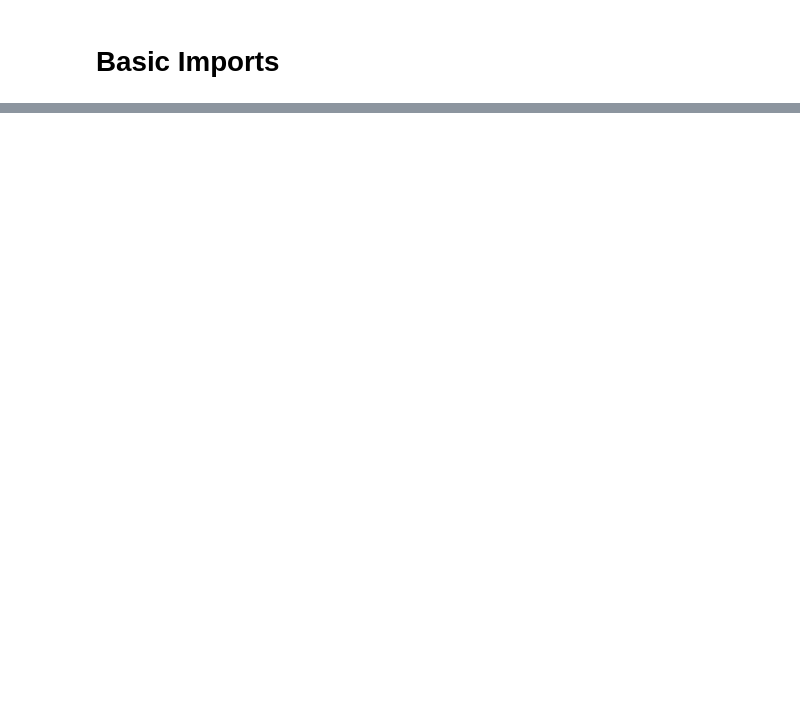
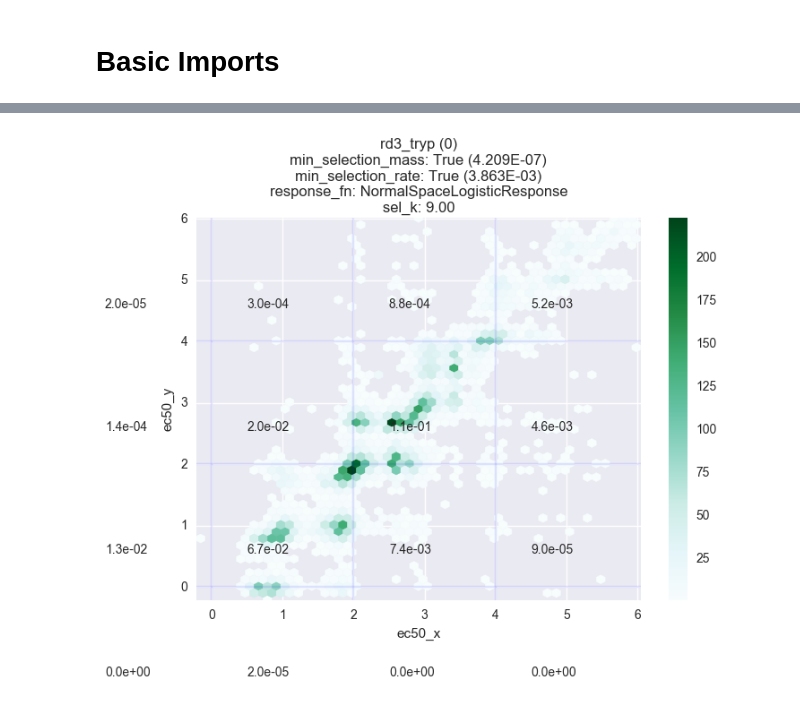
Before and after one commit to asford/protease_experimental_analysis, a Jupyter notebook: workspace/replicate_analysis_analysis.ipynb, the cells around one changed output, grey strips where cells are left out. Drawn from its saved outputs; the diff is of its cells as text; code cells hidden in the pictures; blank space fills up the shorter version.

```diff
--- a/workspace/replicate_analysis_analysis.ipynb
+++ b/workspace/replicate_analysis_analysis.ipynb
@@ -110,0 +209,46 @@ ipyw.interact(
+# %%
+def plot_eval_pair(ax, idx):
+    dataset = eval_records.ix[idx]["dataset"]
+    params = eval_records.ix[idx]["param_set"]
+    fit_params = model_results[(dataset, params)]["params"]
+
+    sf = summary_frames[dataset][params]
+
+    params = dict(params)
+    title = ["%s (%i)" % (dataset, idx)]
+    for k in sorted(params):
+        if k in fit_params:
+            title.append("%s: %s (%.3E)" % (k, params[k], fit_params[k]))
+        else:
+            title.append("%s: %s" % (k, params[k]))
+    title.append("sel_k: %.2f" % fit_params["sel_k"])
+
+    ax.set_title("\n".join(title))
+
+    pairplot_ec50(ax, sf)
+
+def pairplot_ec50(ax, sf):
+    sf.plot.hexbin("ec50_x", "ec50_y", mincnt=1, gridsize=50, ax=ax)
+    data, binx, biny = numpy.histogram2d(
+        sf["ec50_x"].values, sf["ec50_y"].values, bins=[-2, 0, 2, 4, 8], normed=True)
+    for x in binx[1:-1]:
+        ax.axvline(x, alpha=.1)
+    for y in biny[1:-1]:
+        ax.axhline(y, alpha=.1)
+
+    for y in range(data.shape[0]):
+        for x in range(data.shape[1]):
+            ax.text(
+                binx[x] + 0.5,
+                biny[y] + 0.5,
+                '%.1e' % data[y, x],
+                fontsize = "small",
+                verticalalignment='bottom',
+
+            )
+# %%
+@ipyw.interact
+def plot_single(idx=ipyw.IntSlider(min=min(eval_records.index.values), max=max(eval_records.index.values))):
+    plot_eval_pair(pylab.gca(), idx)
+# %% [output]
+[figure, added]
```
Also changed, not shown: parts of 17 cells of this notebook, 3 other files.
